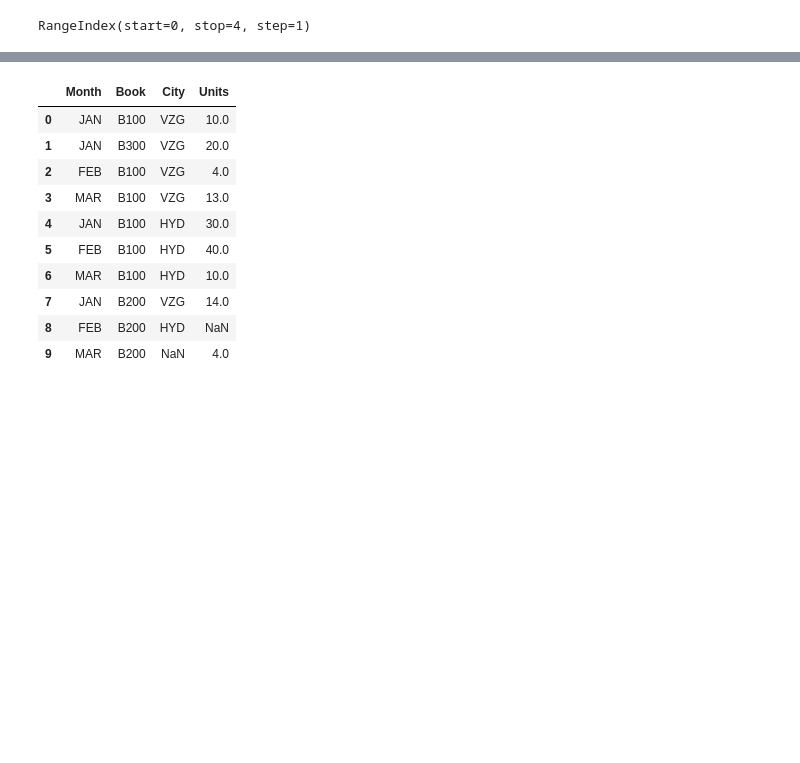
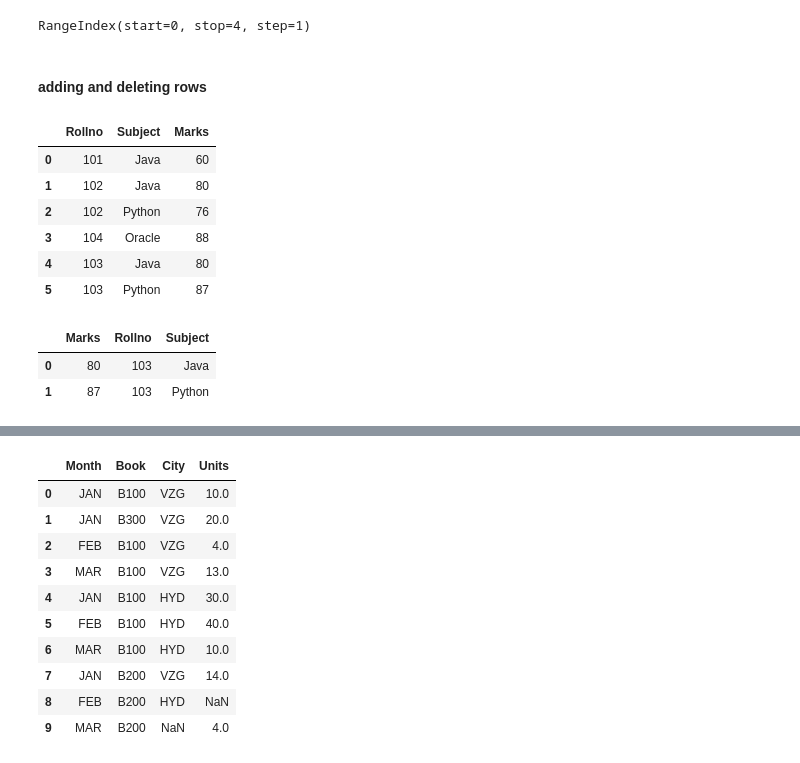
Before and after one commit to srikanthpragada/DS_16_AUG_2019, a Jupyter notebook: pandas_df_demo.ipynb, the cells around one changed output, grey strips where cells are left out. Cells and saved outputs as stored; diff of their text form; code cells hidden in the pictures; blank space fills up the shorter version.

```diff
--- a/pandas_df_demo.ipynb
+++ b/pandas_df_demo.ipynb
@@ -30,3 +30,17 @@ Index(['Rollno', 'Subject', 'Marks'], dtype='object')
 marks.index
 # %% [output]
 RangeIndex(start=0, stop=4, step=1)
+# %% [markdown]
+#### adding and deleting rows
+# %%
+marks.append( [{'Rollno' : 103,'Subject' :'Java', 'Marks' : 80},
+               {'Rollno' : 103,'Subject' :'Python', 'Marks' : 87}]
+               , ignore_index=True)
+# %% [output]
+|  | Rollno | Subject | Marks |
+| 0 | 101 | Java | 60 |
+| 1 | 102 | Java | 80 |
+| 2 | 102 | Python | 76 |
+| 3 | 104 | Oracle | 88 |
+| 4 | 103 | Java | 80 |
+| 5 | 103 | Python | 87 |
@@ -32,0 +50,6 @@ RangeIndex(start=0, stop=4, step=1)
+# %%
+newmarks
+# %% [output]
+|  | Marks | Rollno | Subject |
+| 0 | 80 | 103 | Java |
+| 1 | 87 | 103 | Python |
```
Also changed, not shown: parts of 21 cells of this notebook, 1 other file.
